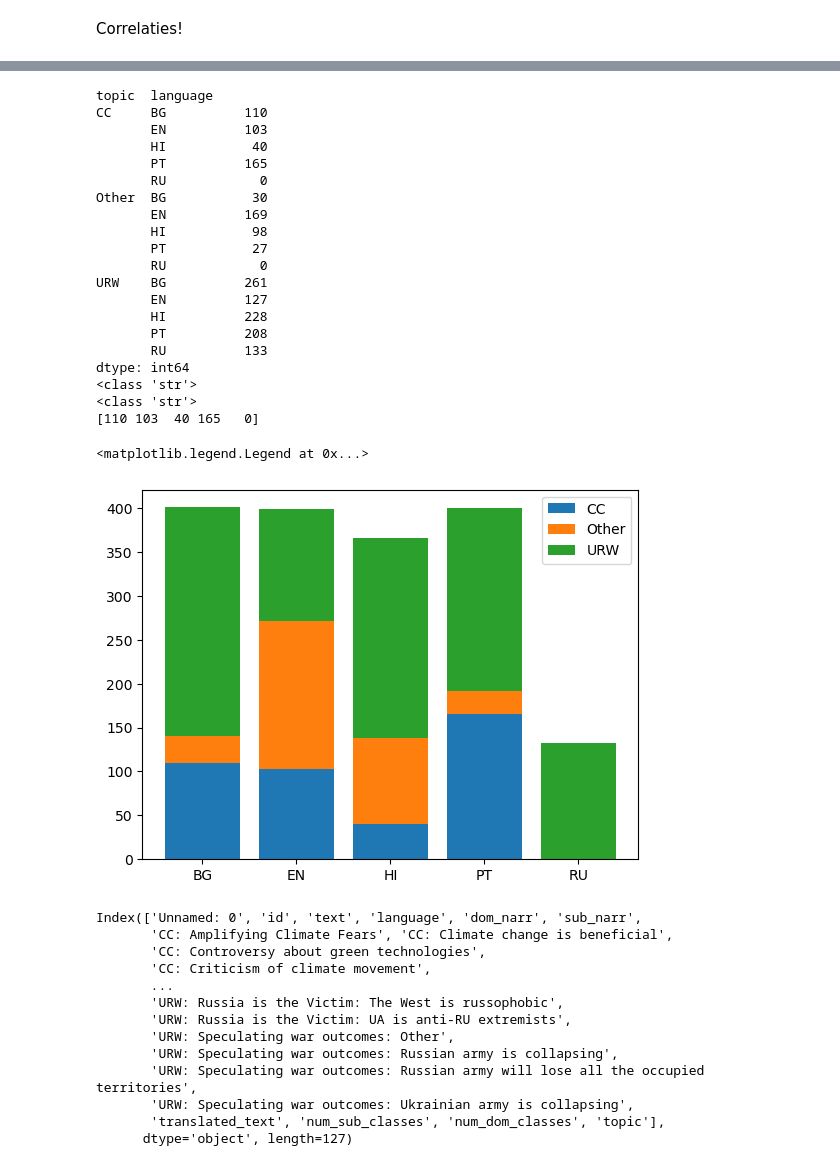
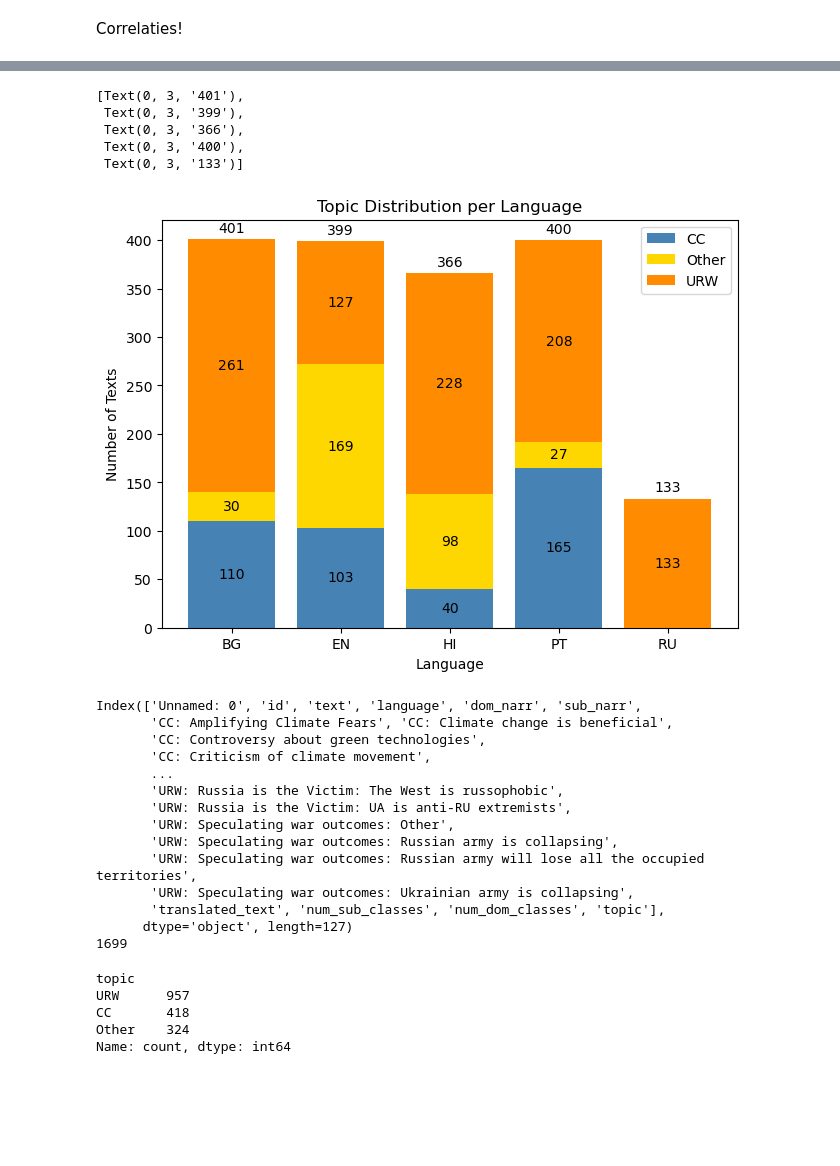
Before and after one commit to jsluijter02/SEMEVAL2025-task-10, a Jupyter notebook: notebooks/data_analysis.ipynb, the cells around one changed output, grey strips where cells are left out. Saved outputs shown, nothing was run; the diff lists cells and outputs as text; code cells hidden in the pictures; blank space fills up the shorter version.

```diff
--- a/notebooks/data_analysis.ipynb
+++ b/notebooks/data_analysis.ipynb
@@ -227,53 +245,43 @@ df["topic"] = df.apply(derive_topics, axis=1)
 # %%
 topics = df.groupby(['topic', 'language']).size()
 languages = ['BG', 'EN', 'HI', 'PT', 'RU']
 topics.loc[('CC','RU')] = 0
 topics.loc[('Other','RU')] = 0
 topics.sort_index(inplace=True)
-print(topics)
 
-fig,ax = plt.subplots()
+fig,ax = plt.subplots(constrained_layout=True)
 bottom = np.zeros(5)
 
-print(type(topics["CC"].index[0]))
-print(type(languages[0]))
-print(topics["CC"].values)
+ax.bar(topics["CC"].index,topics["CC"].values,bottom=bottom,label="CC",color="steelblue")
+ax.bar_label(ax.containers[0], labels = [f"{v}" if v!= 0 else "" for v in topics["CC"].values], label_type='center')
+bottom+=topics["CC"].values
+ax.bar(topics["Other"].index, topics["Other"].values, bottom=bottom, label="Other", color="gold")
+ax.bar_label(ax.containers[1], labels = [f"{v}" if v!= 0 else "" for v in topics["Other"].values], label_type='center')
+bottom+=topics["Other"].values
+ax.bar(topics["URW"].index, topics["URW"].values, bottom=bottom, label="URW",color="darkorange")
+ax.bar_label(ax.containers[2],label_type='center')
+ax.legend()
 
-ax.bar(topics["CC"].index,topics["CC"].values,bottom=bottom,label="CC")
-bottom+=topics["CC"].values
-ax.bar(topics["Other"].index, topics["Other"].values, bottom=bottom, label="Other")
-bottom+=topics["Other"].values
-ax.bar(topics["URW"].index, topics["URW"].values, bottom=bottom, label="URW")
-ax.legend()
+ax.set_xlabel("Language")
+ax.set_ylabel("Number of Texts")
+ax.set_title("Topic Distribution per Language")
+
+total_num_texts = topics.groupby('language').sum()
+ax.bar_label(ax.containers[2],labels=total_num_texts,padding=3)
 
 
 # plt.bar(topics["language"])
 # plt.show()
 # %% [output]
-topic  language
-CC     BG          110
-       EN          103
-       HI           40
-       PT          165
-       RU            0
-Other  BG           30
-       EN          169
-       HI           98
-       PT           27
-       RU            0
-URW    BG          261
-       EN          127
-       HI          228
-       PT          208
-       RU          133
-dtype: int64
-<class 'str'>
-<class 'str'>
-[110 103  40 165   0]
+[Text(0, 3, '401'),
+ Text(0, 3, '399'),
+ Text(0, 3, '366'),
+ Text(0, 3, '400'),
+ Text(0, 3, '133')]
-<matplotlib.legend.Legend at 0x...>
-[figure, old version]
+[figure, new version]
 # %%
 print(df.columns)
+print(len(df))
 # %% [output]
 Index(['Unnamed: 0', 'id', 'text', 'language', 'dom_narr', 'sub_narr',
        'CC: Amplifying Climate Fears', 'CC: Climate change is beneficial',
@@ -288,3 +296,13 @@ Index(['Unnamed: 0', 'id', 'text', 'language', 'dom_narr', 'sub_narr',
        'URW: Speculating war outcomes: Ukrainian army is collapsing',
        'translated_text', 'num_sub_classes', 'num_dom_classes', 'topic'],
       dtype='object', length=127)
+1699
+# %%
+count = df["topic"].value_counts()
+print(count)
+# %% [output]
+topic
+URW      957
+CC       418
+Other    324
+Name: count, dtype: int64
```
Also changed, not shown: parts of 9 cells of this notebook, 9 other files.
